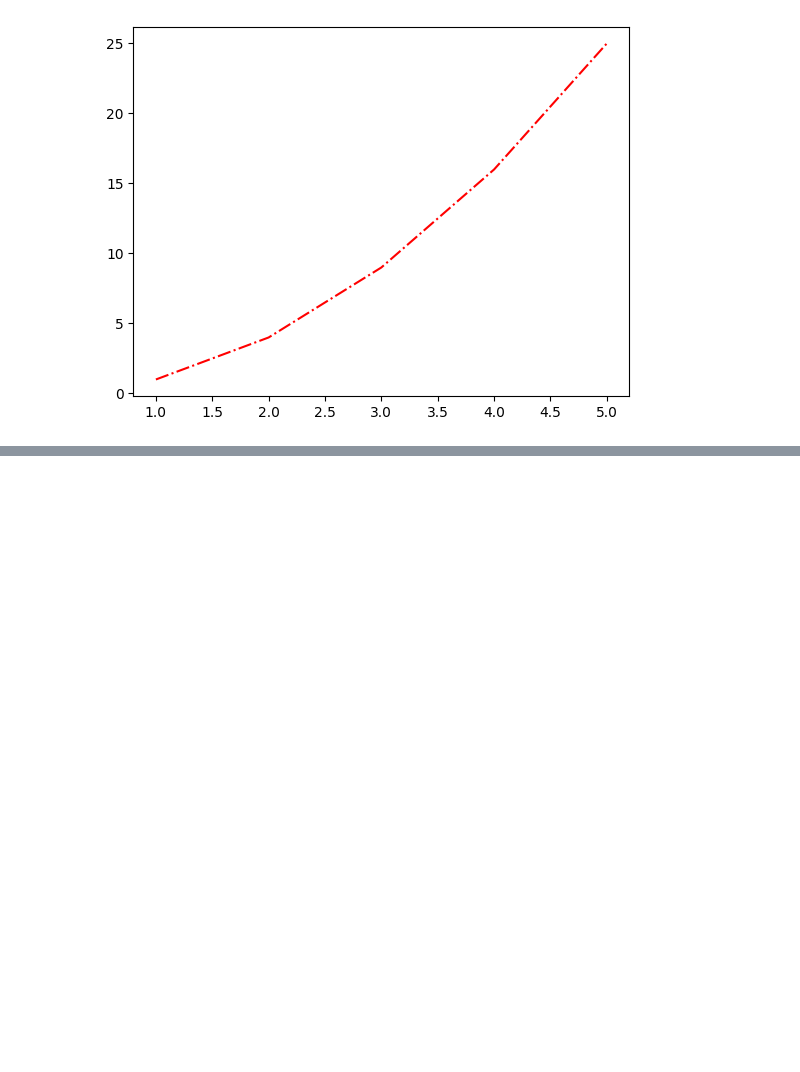
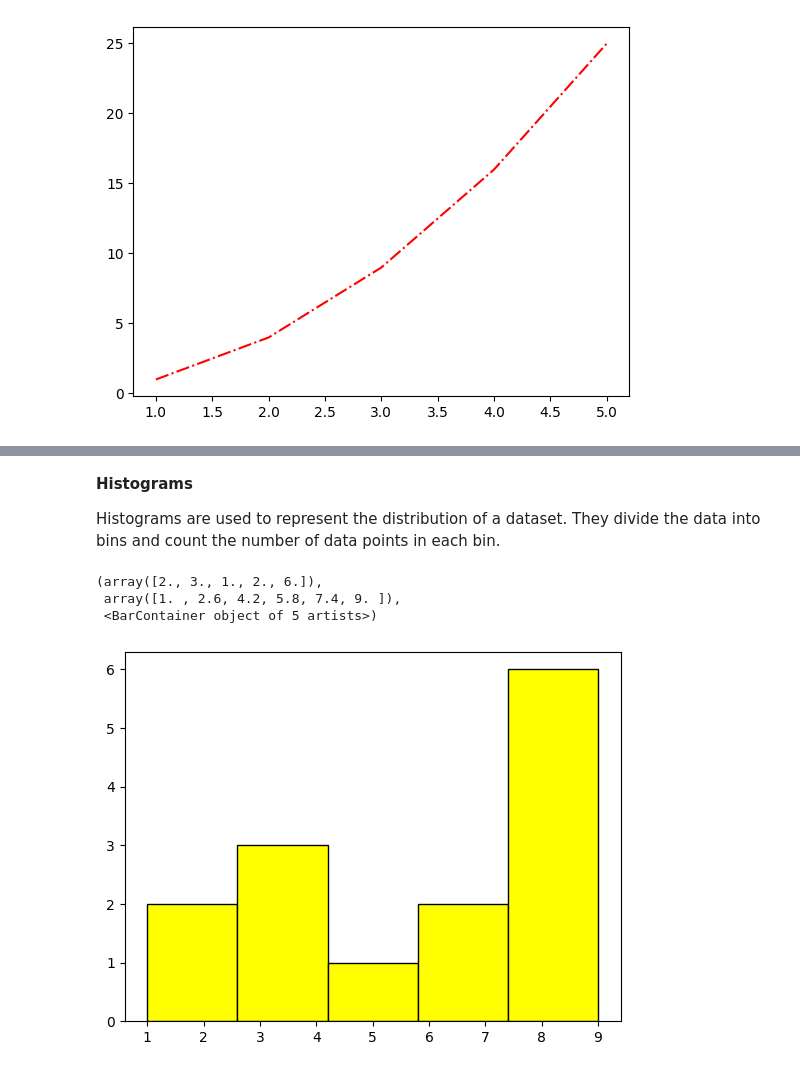
Before and after one commit to rupesh9999/datascience, a Jupyter notebook: 10-Data_Analyisis_With_Python/10.5-matplotlib.ipynb, the cells around one changed output, grey strips where cells are left out. Saved outputs shown, nothing was run; the diff lists cells and outputs as text; code cells hidden in the pictures; blank space fills up the shorter version.

```diff
--- a/10-Data_Analyisis_With_Python/10.5-matplotlib.ipynb
+++ b/10-Data_Analyisis_With_Python/10.5-matplotlib.ipynb
@@ -67,0 +130,16 @@ plt.plot(x,y,color='red',linestyle='-.')
+# %% [markdown]
+__Histograms__
+
+Histograms are used to represent the distribution of a dataset. They divide the data into bins and count the number of data points in each bin.
+# %%
+# sample data
+
+data = [1,2,3,3,4,5,6,7,8,9,9,9,9,9]
+
+## create a histogram
+plt.hist(data,bins=5,color='yellow',edgecolor='black')
+# %% [output]
+(array([2., 3., 1., 2., 6.]),
+ array([1. , 2.6, 4.2, 5.8, 7.4, 9. ]),
+ <BarContainer object of 5 artists>)
+[figure, added]
```
Also changed, not shown: parts of 12 cells of this notebook.
